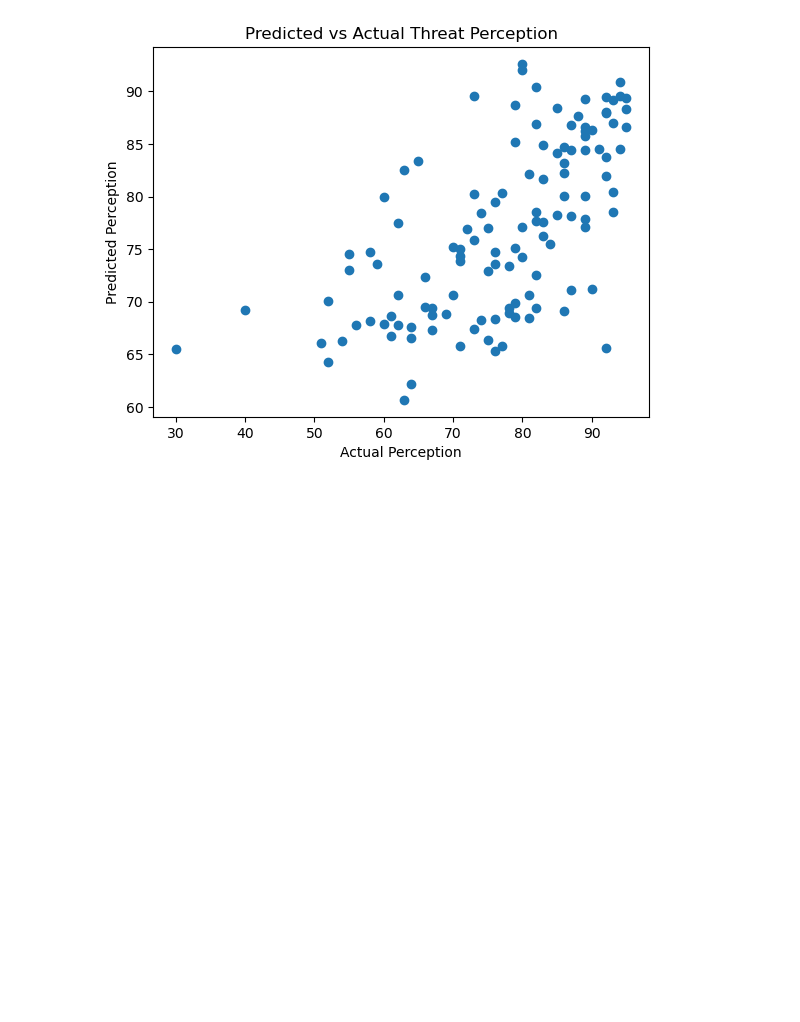
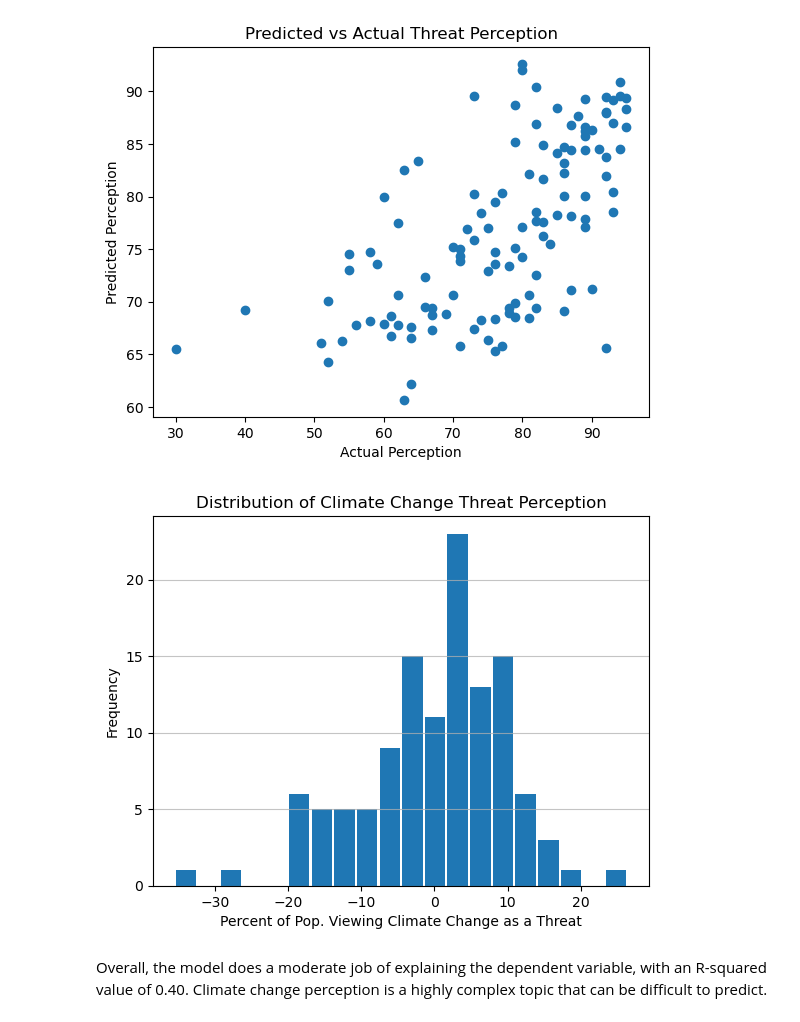
Before and after one commit to seshafi/Climate-Change-Perception, a Jupyter notebook: Climate Change Perception.ipynb, the cells around one changed output. Saved outputs shown, nothing was run; the diff lists cells and outputs as text; code cells hidden in the pictures; blank space fills up the shorter version.

```diff
--- a/Climate Change Perception.ipynb
+++ b/Climate Change Perception.ipynb
@@ -122,3 +178,14 @@ plt.ylabel('Predicted Perception')
 plt.title("Predicted vs Actual Threat Perception", loc='center', size=12);
 # %% [output]
 [figure]
+# %%
+residuals = Y - y_pred
+residuals.plot.hist(bins=20, rwidth=0.9)
+plt.title('Distribution of Climate Change Threat Perception')
+plt.xlabel('Percent of Pop. Viewing Climate Change as a Threat')
+plt.ylabel('Frequency')
+plt.grid(axis='y', alpha=0.75)
+# %% [output]
+[figure, added]
+# %% [markdown]
+Overall, the model does a moderate job of explaining the dependent variable, with an R-squared value of 0.40. Climate change perception is a highly complex topic that can be difficult to predict.
```
Also changed, not shown: parts of 22 cells of this notebook.
